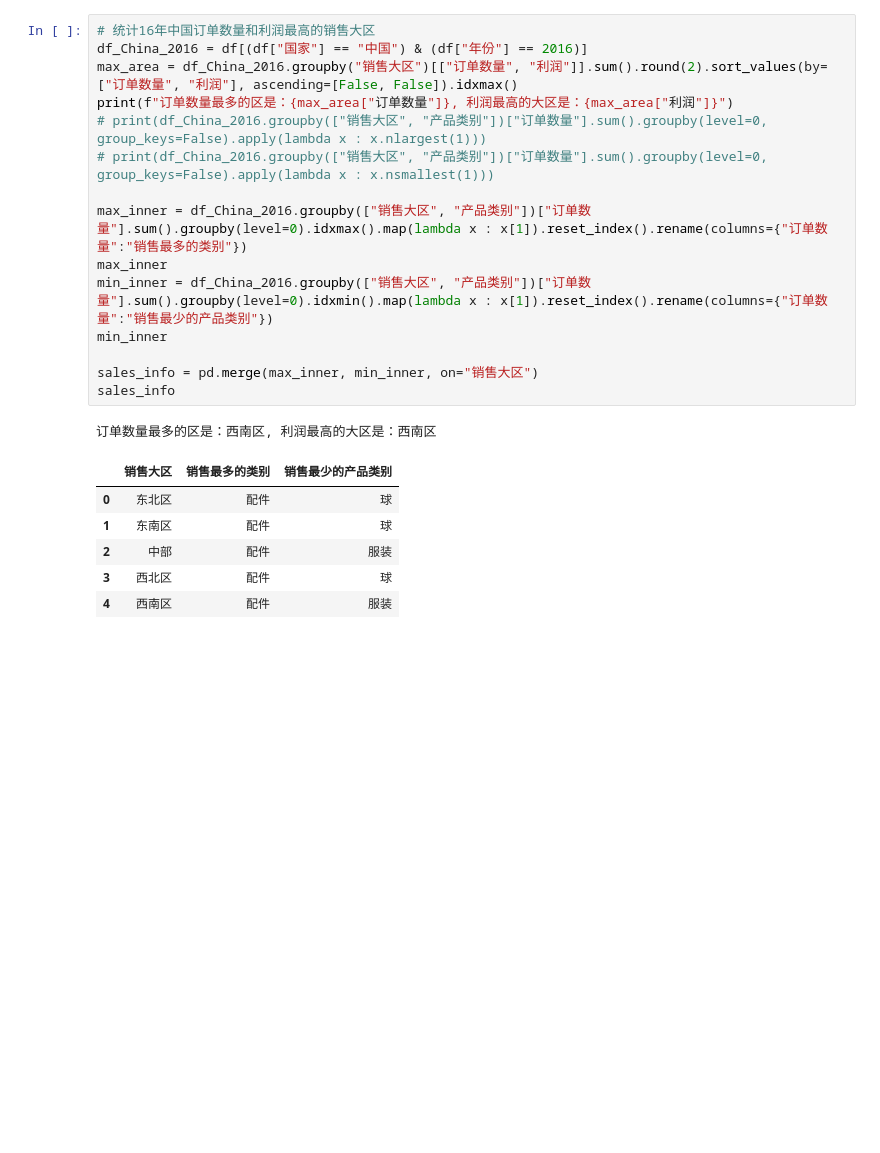
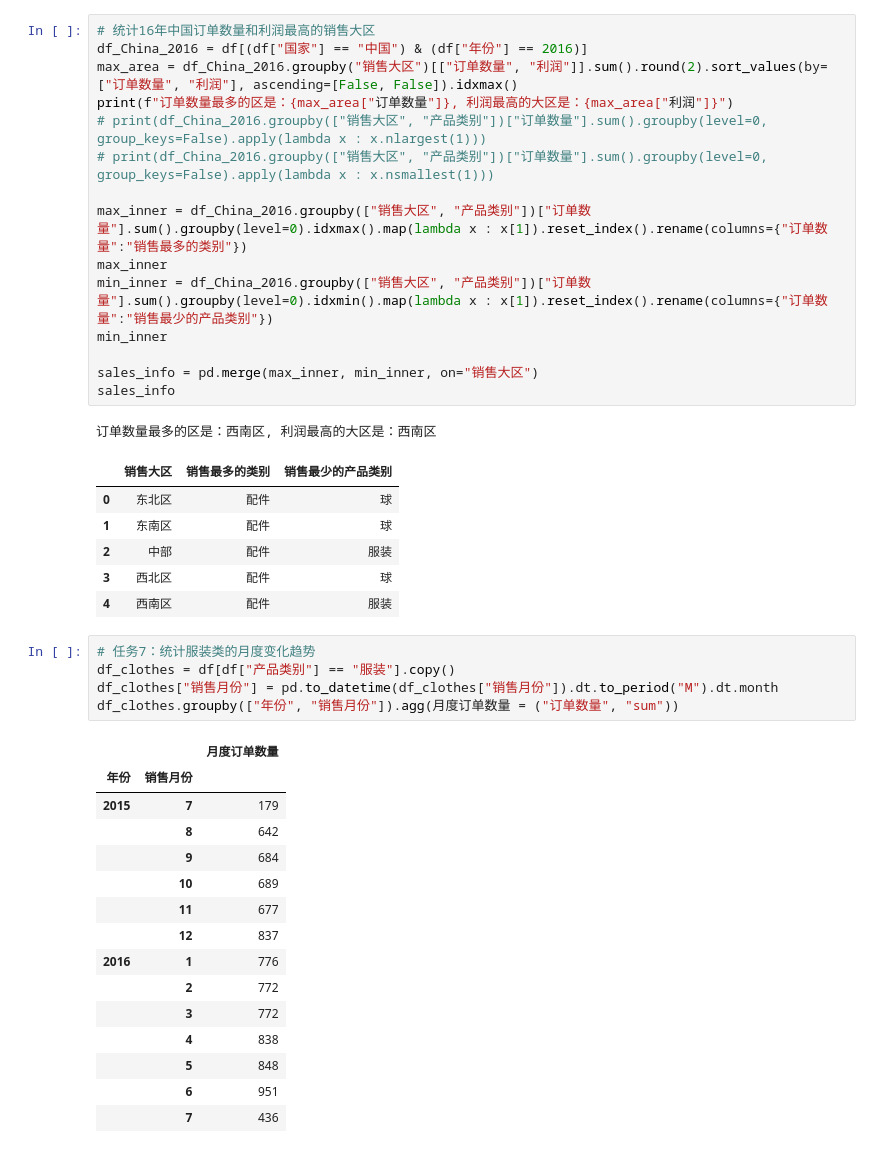
Before and after one commit to JasperJLYu/Pandas, a Jupyter notebook: demos/订单销售数据分析/data_analysis.ipynb, the cells around one changed output. Cells and saved outputs as stored; diff of their text form; blank space fills up the shorter version.

```diff
--- a/demos/订单销售数据分析/data_analysis.ipynb
+++ b/demos/订单销售数据分析/data_analysis.ipynb
@@ -186,3 +186,24 @@ sales_info
 | 2 | 中部 | 配件 | 服装 |
 | 3 | 西北区 | 配件 | 球 |
 | 4 | 西南区 | 配件 | 服装 |
+# %%
+# 任务7：统计服装类的月度变化趋势
+df_clothes = df[df["产品类别"] == "服装"].copy()
+df_clothes["销售月份"] = pd.to_datetime(df_clothes["销售月份"]).dt.to_period("M").dt.month
+df_clothes.groupby(["年份", "销售月份"]).agg(月度订单数量 = ("订单数量", "sum"))
+# %% [output]
+|  |  | 月度订单数量 |
+| 年份 | 销售月份 |  |
+| 2015 | 7 | 179 |
+|  | 8 | 642 |
+|  | 9 | 684 |
+|  | 10 | 689 |
+|  | 11 | 677 |
+|  | 12 | 837 |
+| 2016 | 1 | 776 |
+|  | 2 | 772 |
+|  | 3 | 772 |
+|  | 4 | 838 |
+|  | 5 | 848 |
+|  | 6 | 951 |
+|  | 7 | 436 |
```
Also changed, not shown: parts of 4 cells of this notebook.
